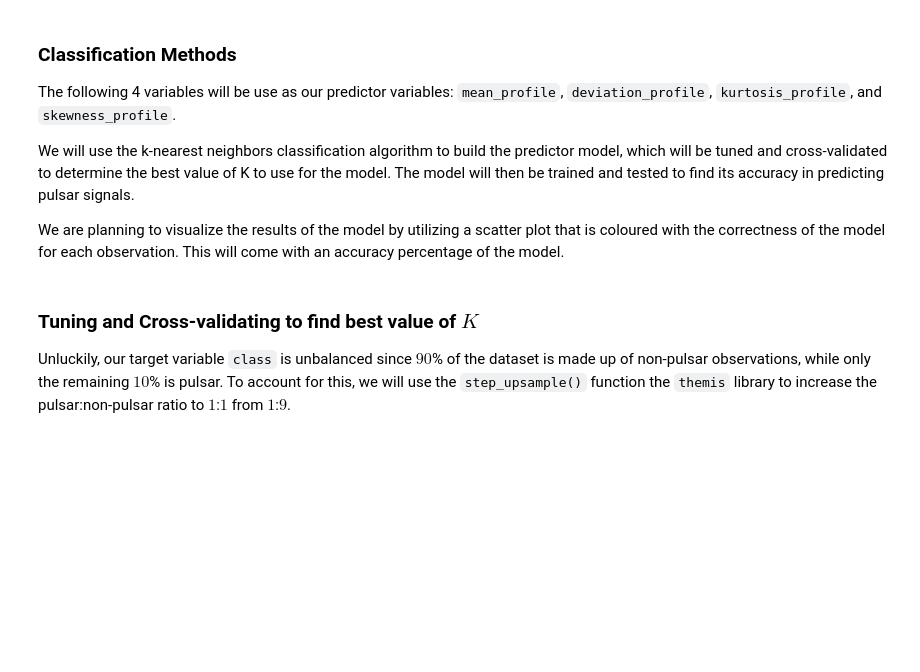
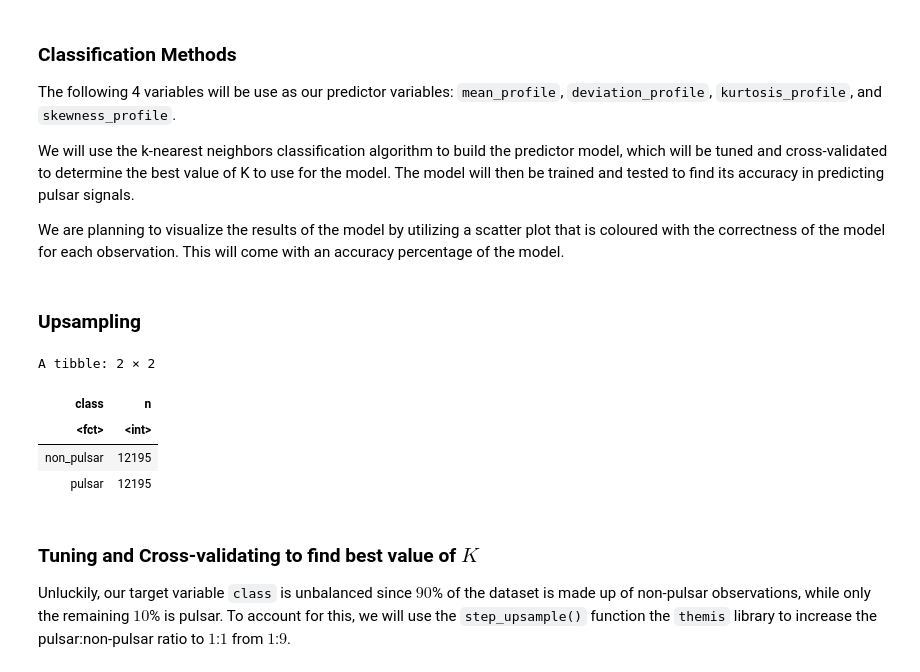
Before and after one commit to rchanpra/dsci-100-project, a Jupyter notebook: group_project_report.ipynb, the cells around one changed output. Drawn from its saved outputs; the diff is of its cells as text; code cells hidden in the pictures; blank space fills up the shorter version.

Commit message:
Fixed upsampling

```diff
--- a/group_project_report.ipynb
+++ b/group_project_report.ipynb
@@ -233,6 +233,23 @@ The following 4 variables will be use as our predictor variables: `mean_profile`
 We will use the k-nearest neighbors classification algorithm to build the predictor model, which will be tuned and cross-validated to determine the best value of K to use for the model. The model will then be trained and tested to find its accuracy in predicting pulsar signals.
 
 We are planning to visualize the results of the model by utilizing a scatter plot that is coloured with the correctness of the model for each observation. This will come with an accuracy percentage of the model.
+# %% [markdown]
+### Upsampling
+# %%
+# upsampling
+pulsar_train_upsampled <- recipe(class ~ mean_profile + deviation_profile + kurtosis_profile + skewness_profile, data = pulsar_train) |>
+    step_upsample(class, over_ratio = 1, skip = FALSE) |>
+    prep() |>
+    bake(pulsar_train)
+
+# finding the count of each value in class
+pulsar_train_upsampled |> group_by(class) |> summarize(n = n())
+# %% [output]
+A tibble: 2 × 2
+| class | n |
+| <fct> | <int> |
+| non_pulsar | 12195 |
+| pulsar | 12195 |
 # %% [markdown]
 ### Tuning and Cross-validating to find best value of $K$
 
```
Also changed, not shown: parts of 7 cells of this notebook.
